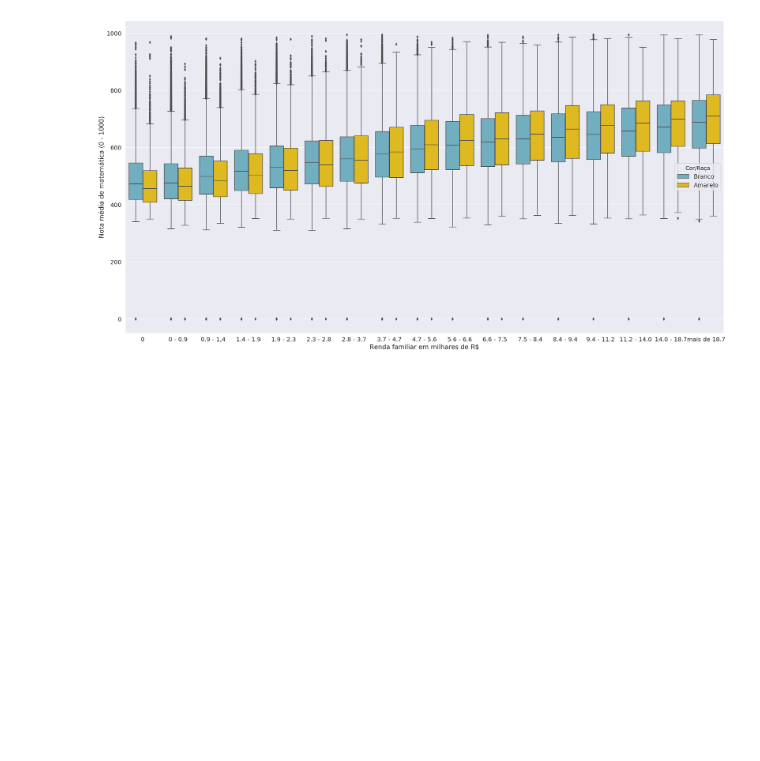
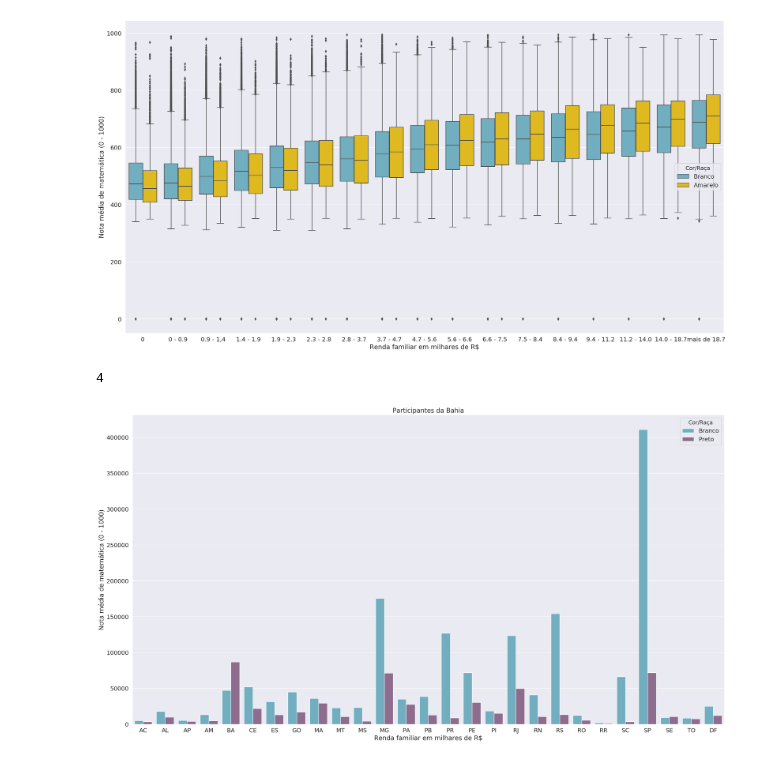
Before and after one commit to tiagodalloca/enem-data-analysis, a Jupyter notebook: enem2017/Visualization#2.ipynb, the cells around one changed output. Drawn from its saved outputs; the diff is of its cells as text; code cells hidden in the pictures; blank space fills up the shorter version.

Commit message:
Added analysis in Bahia

```diff
--- a/enem2017/Visualization#2.ipynb
+++ b/enem2017/Visualization#2.ipynb
@@ -109,0 +140,24 @@ for t, l in zip(legend.texts,('Branco', 'Amarelo')):
+# %%
+ufs.index('BA')
+# %% [output]
+4
+# %%
+df2 = pd.read_sql('''SELECT nu_nota_mt,tp_cor_raca,q006,sg_uf_residencia FROM enem
+                     WHERE tp_cor_raca=1 or tp_cor_raca=2''',
+                  conn).apply(pd.to_numeric)
+# %%
+fig, ax = plt.subplots(figsize=(28,15))
+g = sns.countplot(x='SG_UF_RESIDENCIA', hue='TP_COR_RACA', data=df2, hue_order=[1,2],
+                palette=['c', '#946694'], ax=ax)
+
+g.set(xlabel ="Renda familiar em milhares de R$", ylabel ="Nota média de matemática (0 - 1000)",
+      title ="Participantes da Bahia",
+      xticklabels = ufs)
+
+legend = g.get_legend()
+
+legend.set_title('Cor/Raça')
+for t, l in zip(legend.texts,('Branco', 'Preto')):
+    t.set_text(l)
+# %% [output]
+[figure, added]
```
Also changed, not shown: parts of 5 cells of this notebook.
